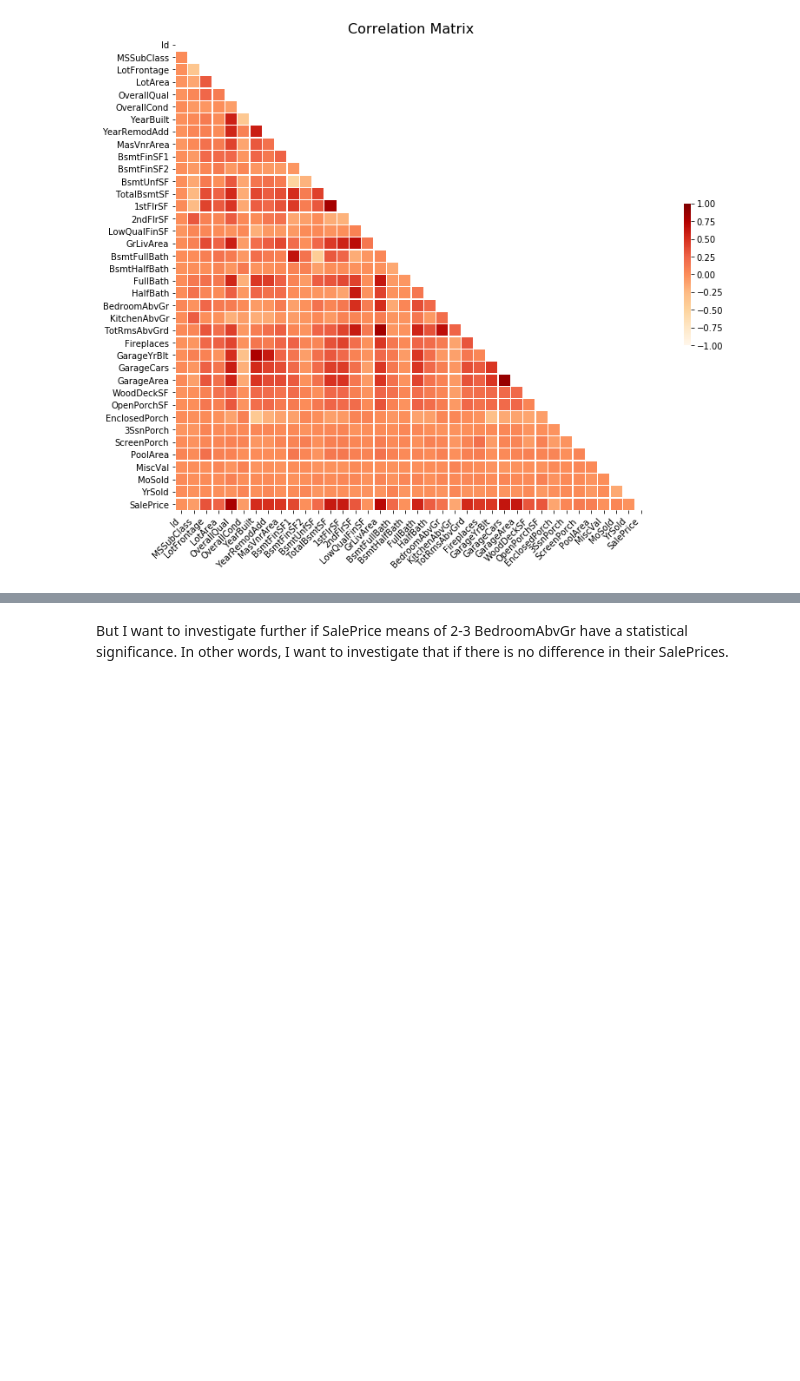
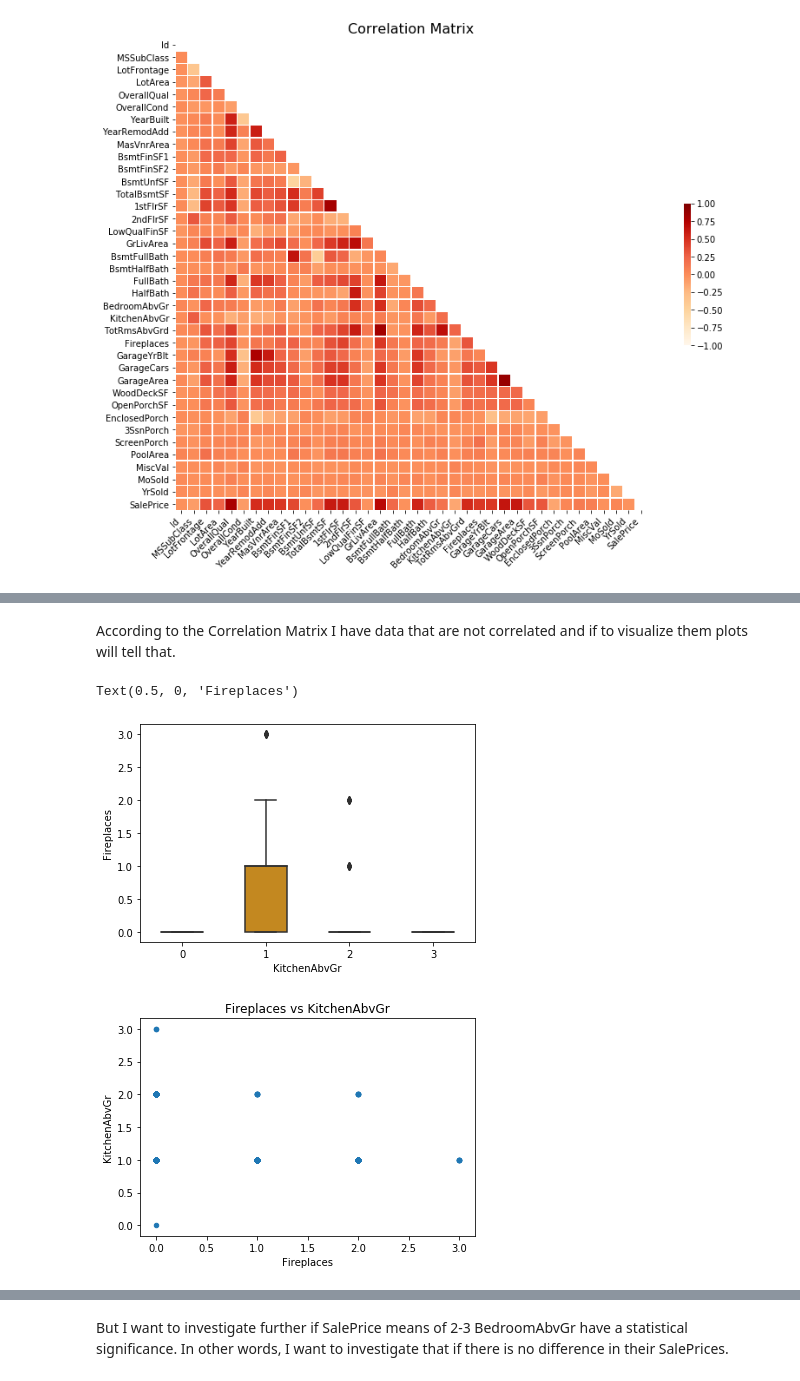
Before and after one commit to NewtoIBM/data_student, a Jupyter notebook: Egor_CapsProj_DatastoryPart.ipynb, the cells around one changed output, grey strips where cells are left out. Drawn from its saved outputs; the diff is of its cells as text; code cells hidden in the pictures; blank space fills up the shorter version.

```diff
--- a/Egor_CapsProj_DatastoryPart.ipynb
+++ b/Egor_CapsProj_DatastoryPart.ipynb
@@ -196,0 +194,16 @@ Interestingly, SalePrice is not strongly related to Porch, PoolArea,YrSold or Mo
+# %% [markdown]
+According to the Correlation Matrix I have data that are not correlated and if to visualize them plots will tell that.
+# %%
+plot = sns.boxplot(y='Fireplaces', x='KitchenAbvGr',
+                 data=traindf,
+                 width=0.5,
+                 palette="colorblind")
+traindf.plot.scatter(x='Fireplaces',
+
+                     y='KitchenAbvGr'
+
+                    ) ;plt.title('Fireplaces vs KitchenAbvGr');plt.xlabel('Fireplaces')
+# %% [output]
+Text(0.5, 0, 'Fireplaces')
+[figure, added]
+[figure, added]
```
Also changed, not shown: parts of 41 cells of this notebook.
